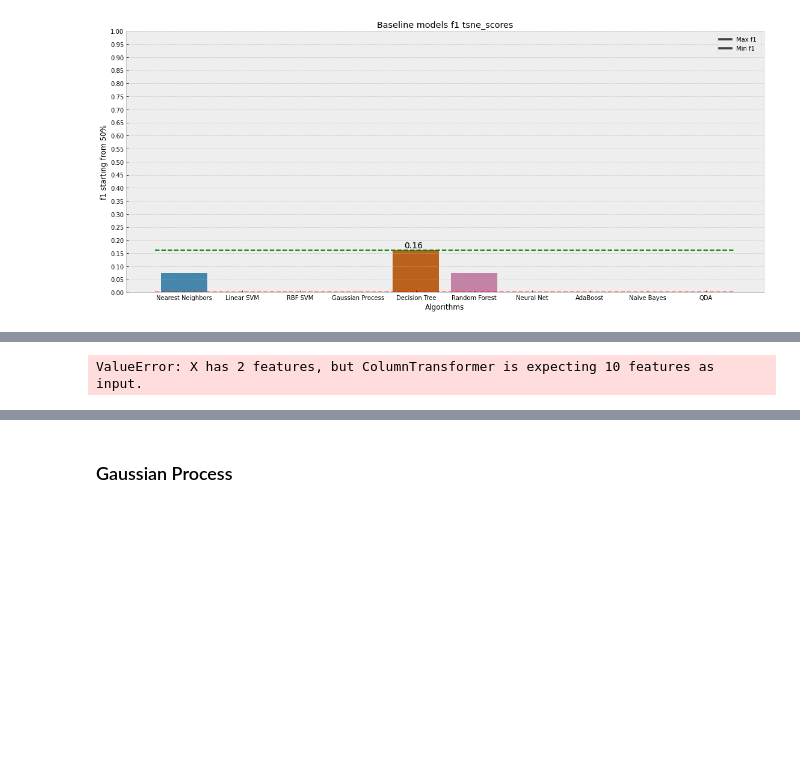
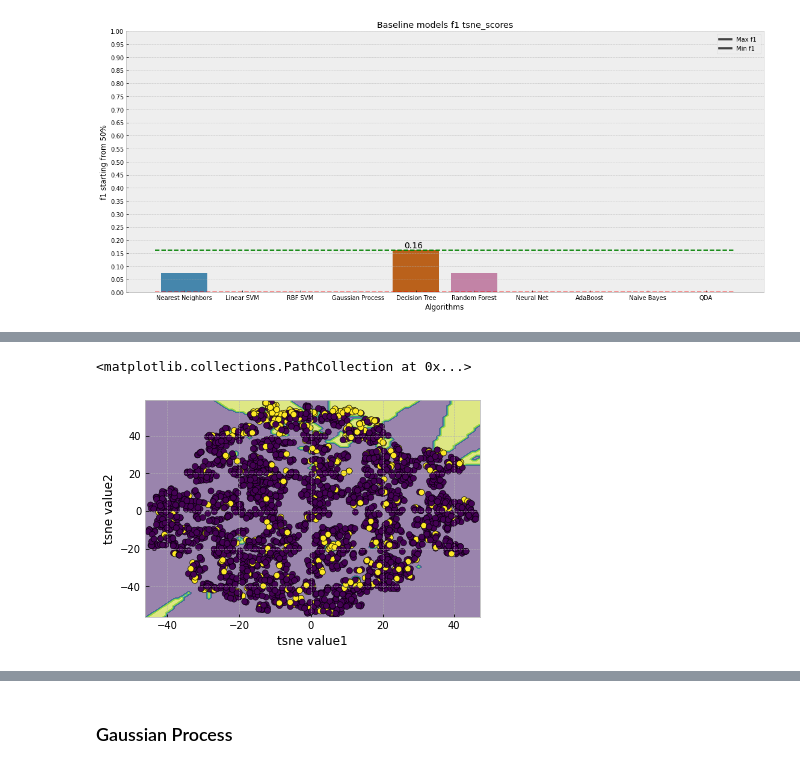
Before and after one commit to CarJung/Churn_exploration, a Jupyter notebook: churn_model.ipynb, the cells around one changed output, grey strips where cells are left out. Cells and saved outputs as stored; diff of their text form; code cells hidden in the pictures; blank space fills up the shorter version.

Commit message:
decision boundries

```diff
--- a/churn_model.ipynb
+++ b/churn_model.ipynb
@@ -502,12 +526,13 @@ plt.title('Baseline models f1 tsne_scores');
 # %%
-X = data.iloc[:,1:].values
-y = data.Churn
+# Decision boundries
+
 
 disp = DecisionBoundaryDisplay.from_estimator(
-     classifier, X, response_method="predict",
-     xlabel='DayMins', ylabel='MonthlyCharge',
+     tsne_trained_alg[0][1], data_xtrain_embd, response_method="predict",
+     xlabel='tsne value1', ylabel='tsne value2',
      alpha=0.5,
 )
-disp.ax_.scatter(X[:, 0], X[:, 1], c=y, edgecolor="k")
+disp.ax_.scatter(data_xtrain_embd[0],data_xtrain_embd[1], c=y_train, edgecolor="k")
 # %% [output]
-ValueError: X has 2 features, but ColumnTransformer is expecting 10 features as input.
+<matplotlib.collections.PathCollection at 0x...>
+[figure, added]
```
Also changed, not shown: parts of 8 cells of this notebook.
